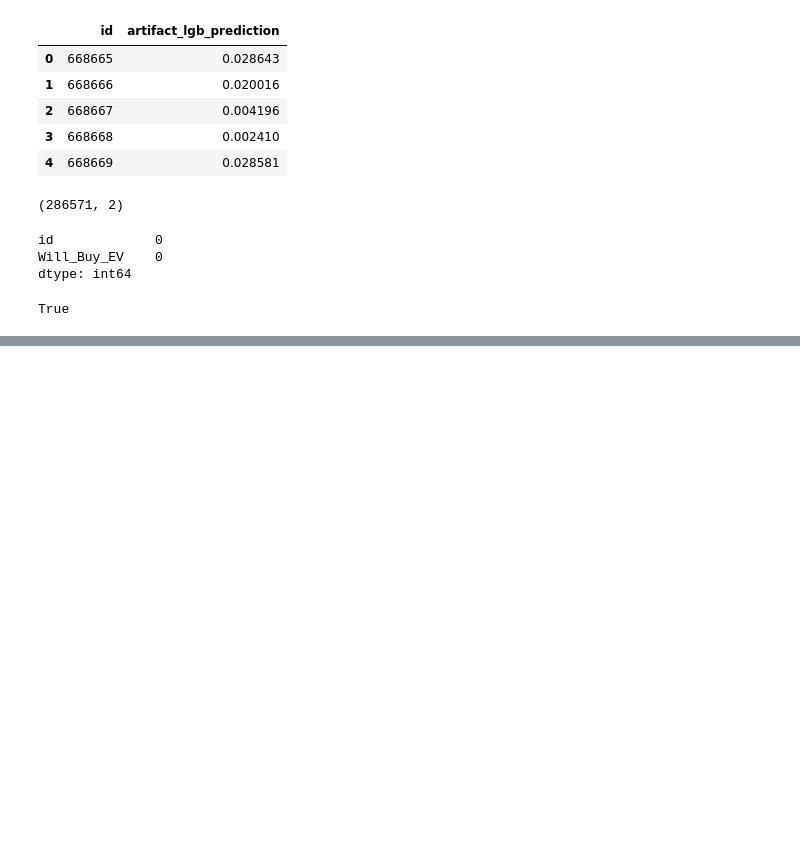
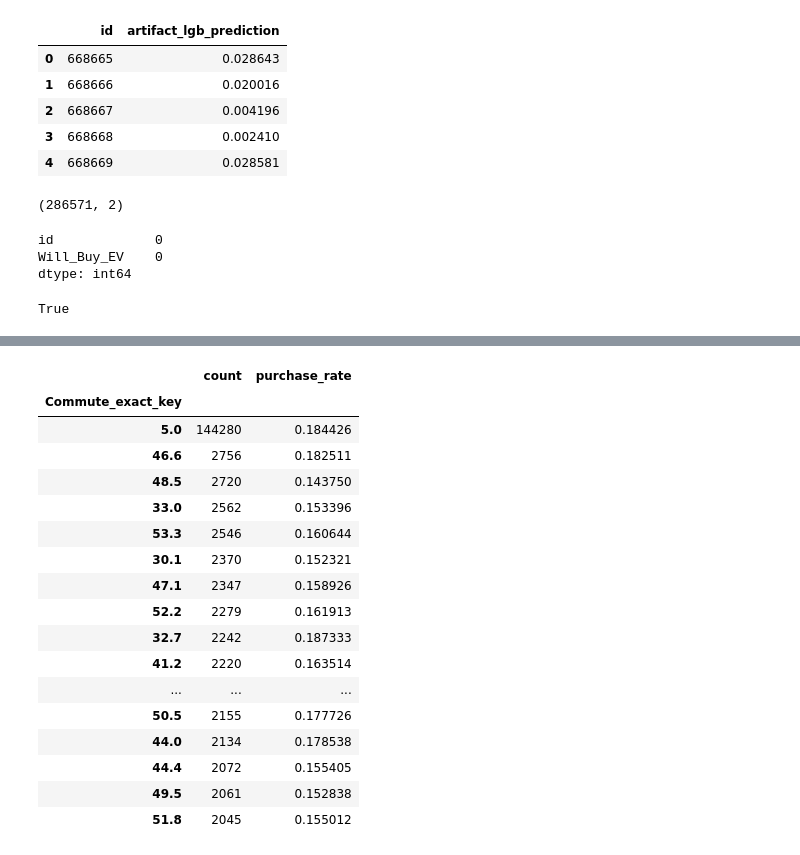
Before and after one commit to ZulkifilX2/ev-purchase-prediction, a Jupyter notebook: notebooks/10_synthetic_artifacts.ipynb, the cells around one changed output, grey strips where cells are left out. Saved outputs shown, nothing was run; the diff lists cells and outputs as text; code cells hidden in the pictures; blank space fills up the shorter version.

```diff
--- a/notebooks/10_synthetic_artifacts.ipynb
+++ b/notebooks/10_synthetic_artifacts.ipynb
@@ -1859,0 +1880,27 @@ submission_005.to_csv(
+# %%
+def add_commute_artifact_keys(df):
+    df = df.copy()
+
+    commute = df["Daily_Commute_km"]
+
+    # Exact recorded value (dataset resolution = 0.1 km)
+    df["Commute_exact_key"] = commute.round(1).astype(str)
+
+    # Quantised / floored representations
+    df["Commute_floor_1_key"] = np.floor(commute / 1) * 1
+    df["Commute_floor_5_key"] = np.floor(commute / 5) * 5
+    df["Commute_floor_10_key"] = np.floor(commute / 10) * 10
+
+    return df
+# %%
+train_v2 = add_commute_artifact_keys(train)
+test_v2 = add_commute_artifact_keys(test)
+
+commute_keys = [
+    "Commute_exact_key",
+    "Commute_floor_1_key",
+    "Commute_floor_5_key",
+    "Commute_floor_10_key",
+]
+
+train_v2[commute_keys].head()
@@ -1859,0 +1962,34 @@ submission_005.to_csv(
+# %%
+commute_diag = train_v2[["Commute_exact_key"]].copy()
+commute_diag["target"] = np.asarray(y)
+
+exact_commute_stats = (
+    commute_diag
+    .groupby("Commute_exact_key", observed=True)
+    .agg(
+        count=("target", "size"),
+        purchase_rate=("target", "mean"),
+    )
+    .sort_values("count", ascending=False)
+)
+
+exact_commute_stats.head(20)
+# %% [output]
+|  | count | purchase_rate |
+| Commute_exact_key |  |  |
+| 5.0 | 144280 | 0.184426 |
+| 46.6 | 2756 | 0.182511 |
+| 48.5 | 2720 | 0.143750 |
+| 33.0 | 2562 | 0.153396 |
+| 53.3 | 2546 | 0.160644 |
+| 30.1 | 2370 | 0.152321 |
+| 47.1 | 2347 | 0.158926 |
+| 52.2 | 2279 | 0.161913 |
+| 32.7 | 2242 | 0.187333 |
+| 41.2 | 2220 | 0.163514 |
+| ... | ... | ... |
+| 50.5 | 2155 | 0.177726 |
+| 44.0 | 2134 | 0.178538 |
+| 44.4 | 2072 | 0.155405 |
+| 49.5 | 2061 | 0.152838 |
+| 51.8 | 2045 | 0.155012 |
```
Also changed, not shown: parts of 49 cells of this notebook.
